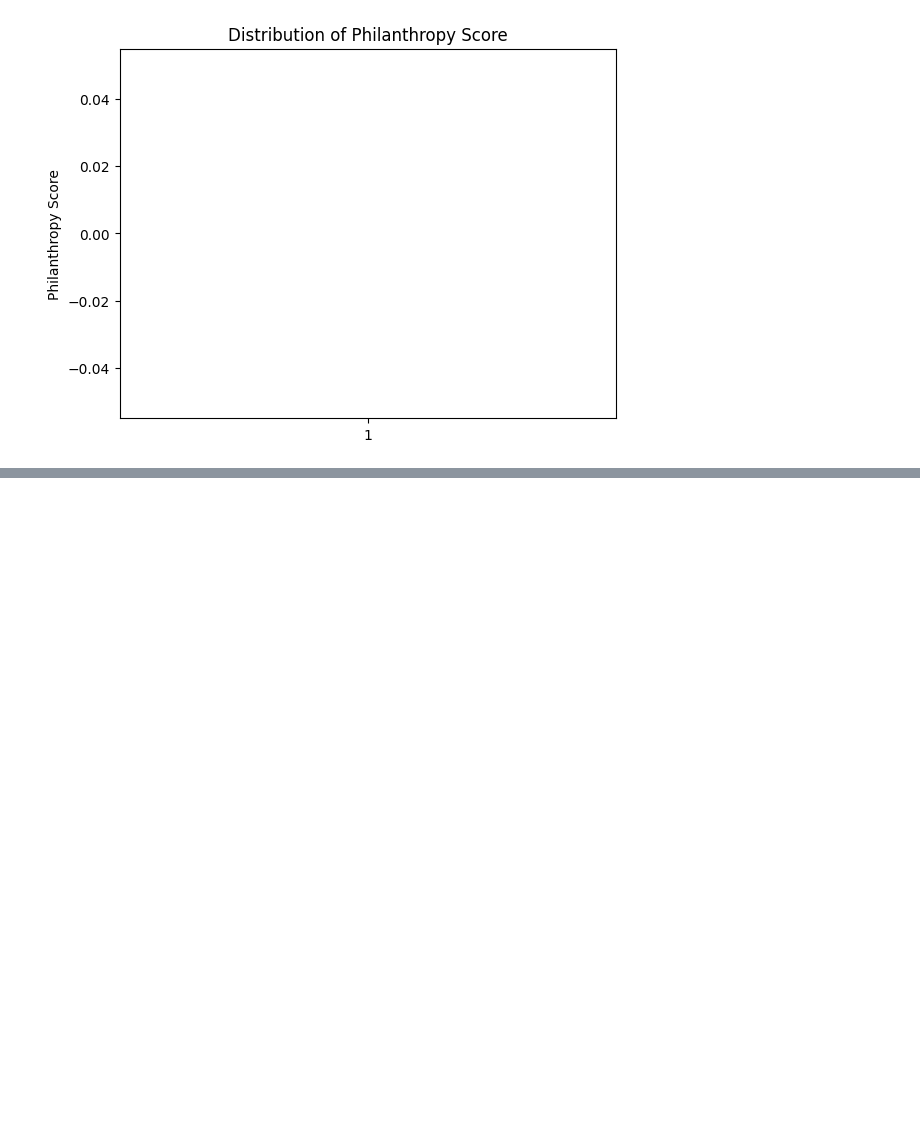
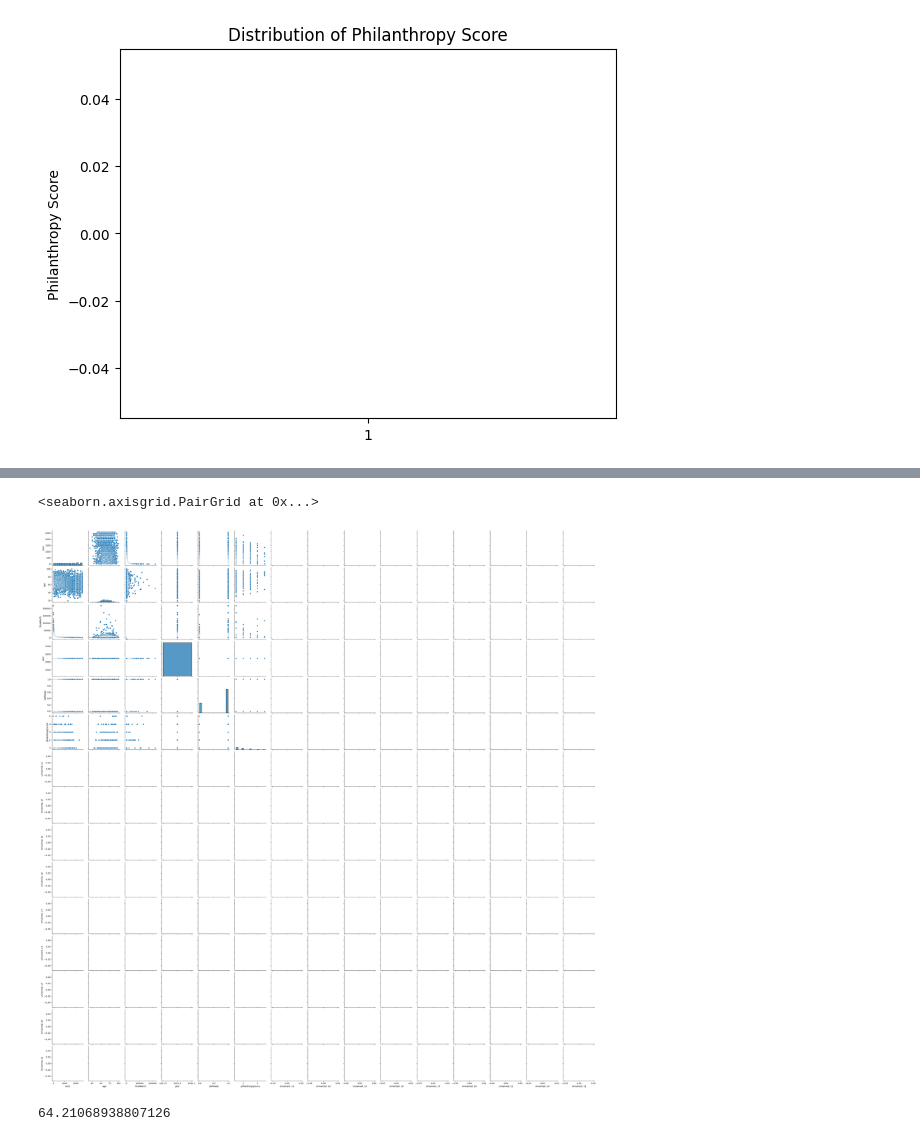
Before and after one commit to Sarajaldin/Richest-Persons, a Jupyter notebook: richest_persons.ipynb, the cells around one changed output, grey strips where cells are left out. Saved outputs shown, nothing was run; the diff lists cells and outputs as text; code cells hidden in the pictures; blank space fills up the shorter version.

```diff
--- a/richest_persons.ipynb
+++ b/richest_persons.ipynb
@@ -125,0 +217,9 @@ plt.show()
+# %%
+sns.pairplot(mydata)
+# %% [output]
+<seaborn.axisgrid.PairGrid at 0x...>
+[figure, added]
+# %%
+mydata['age'].mean()
+# %% [output]
+64.21068938807126
```
Also changed, not shown: parts of 12 cells of this notebook.
